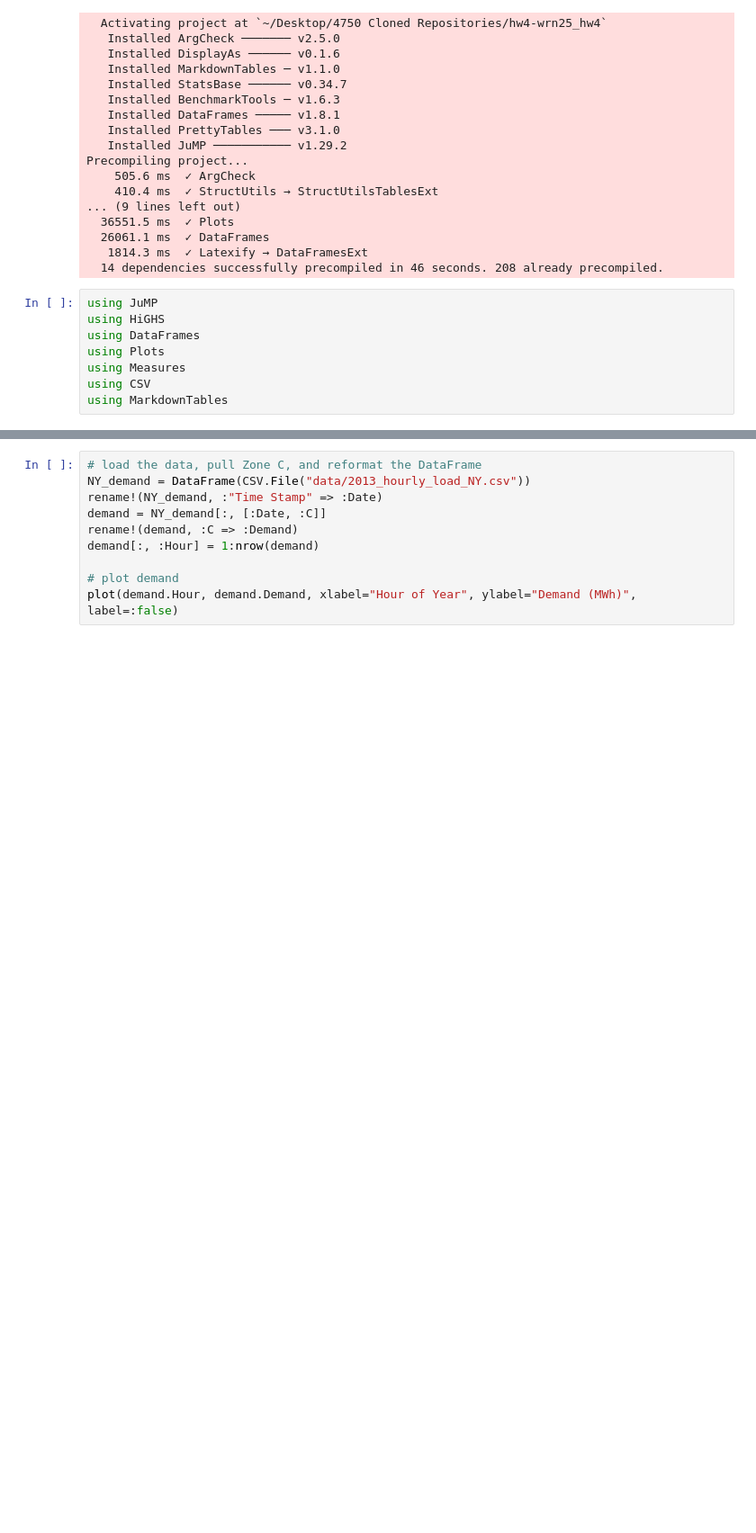
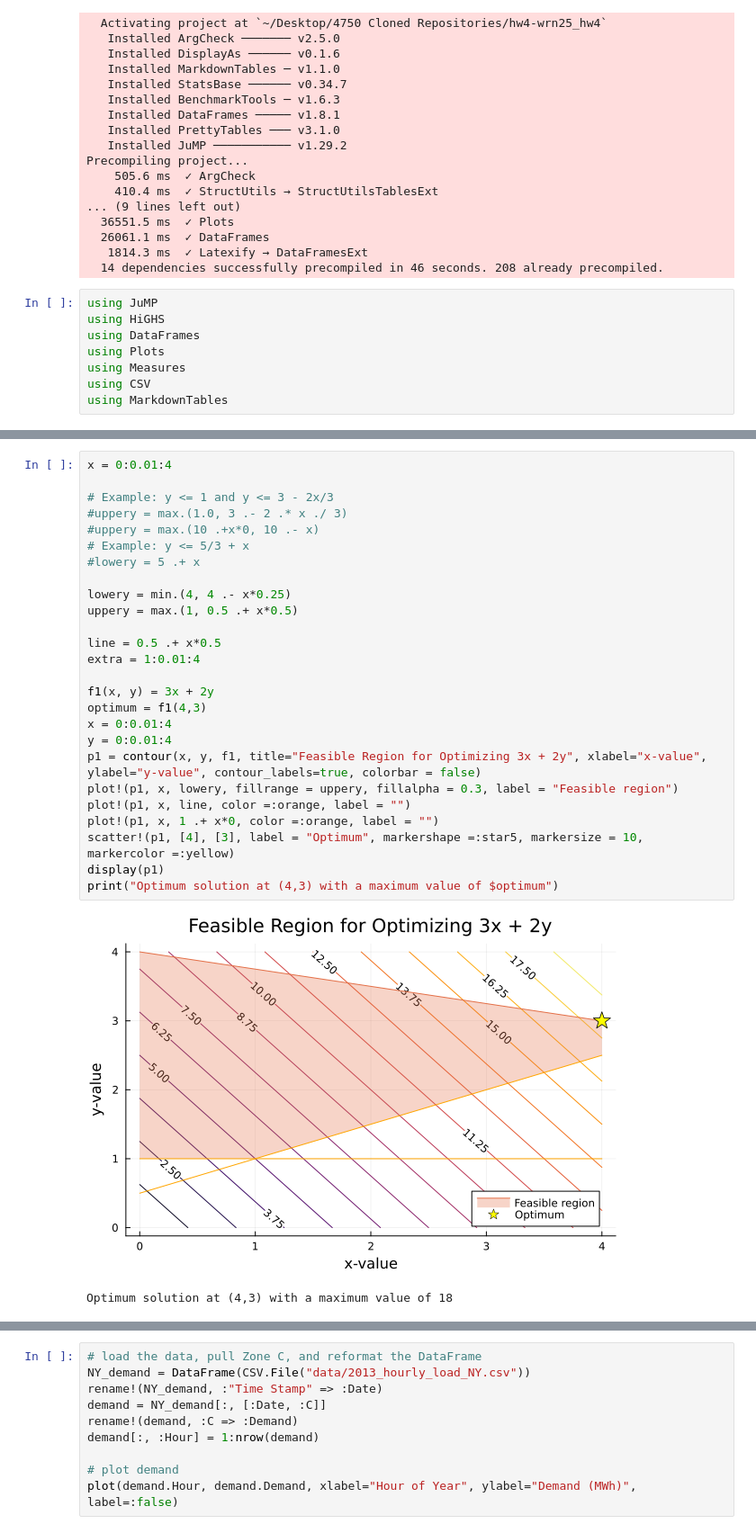
Before and after one commit to BEE4750-FA25/hw4-wrn25_hw4, a Jupyter notebook: hw04.ipynb, the cells around one changed output, grey strips where cells are left out. Shown at 90% size. Saved outputs shown, nothing was run; the diff lists cells and outputs as text; blank space fills up the shorter version.

```diff
--- a/hw04.ipynb
+++ b/hw04.ipynb
@@ -57,0 +77,29 @@ using MarkdownTables
+# %%
+x = 0:0.01:4
+
+# Example: y <= 1 and y <= 3 - 2x/3
+#uppery = max.(1.0, 3 .- 2 .* x ./ 3)
+#uppery = max.(10 .+x*0, 10 .- x)
+# Example: y <= 5/3 + x
+#lowery = 5 .+ x
+
+lowery = min.(4, 4 .- x*0.25)
+uppery = max.(1, 0.5 .+ x*0.5)
+
+line = 0.5 .+ x*0.5
+extra = 1:0.01:4
+
+f1(x, y) = 3x + 2y
+optimum = f1(4,3)
+x = 0:0.01:4
+y = 0:0.01:4
+p1 = contour(x, y, f1, title="Feasible Region for Optimizing 3x + 2y", xlabel="x-value", ylabel="y-value", contour_labels=true, colorbar = false)
+plot!(p1, x, lowery, fillrange = uppery, fillalpha = 0.3, label = "Feasible region")
+plot!(p1, x, line, color =:orange, label = "")
+plot!(p1, x, 1 .+ x*0, color =:orange, label = "")
+scatter!(p1, [4], [3], label = "Optimum", markershape =:star5, markersize = 10, markercolor =:yellow)
+display(p1)
+print("Optimum solution at (4,3) with a maximum value of $optimum")
+# %% [output]
+[figure, added]
+Optimum solution at (4,3) with a maximum value of 18
```
Also changed, not shown: parts of 3 cells of this notebook.
